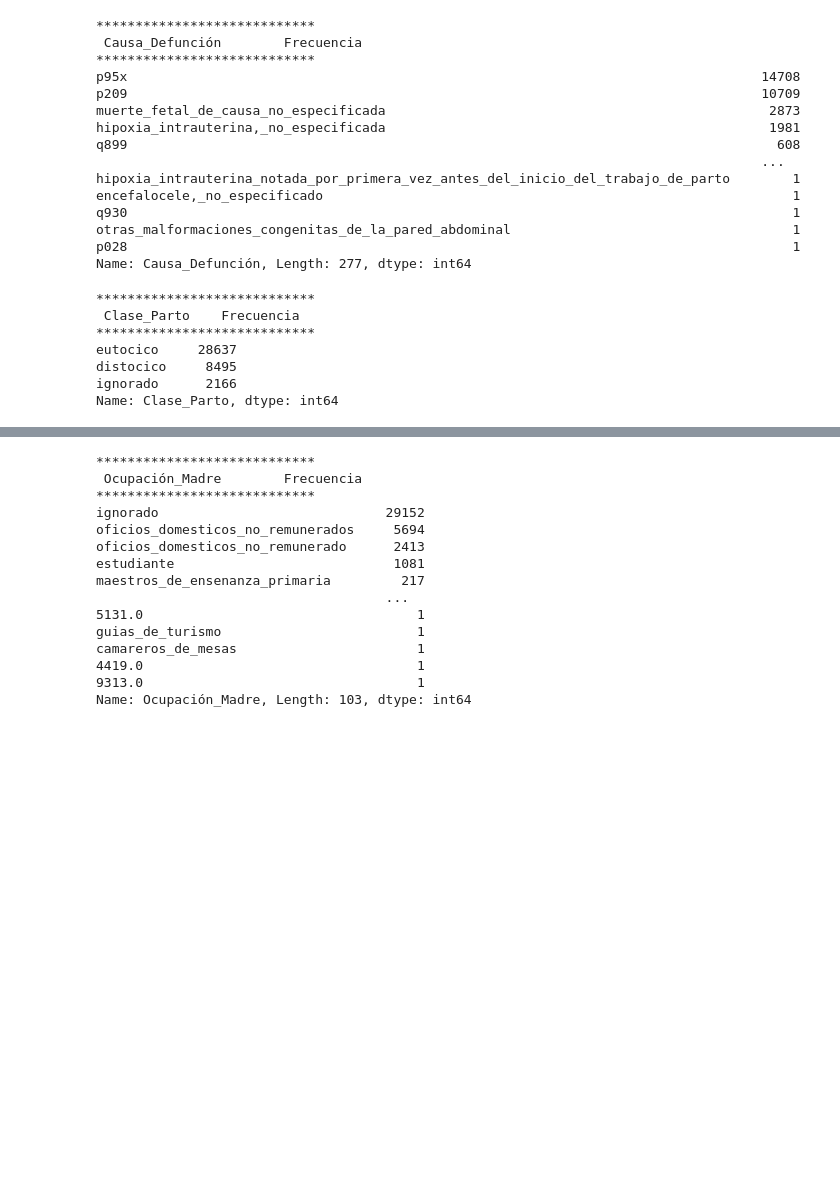
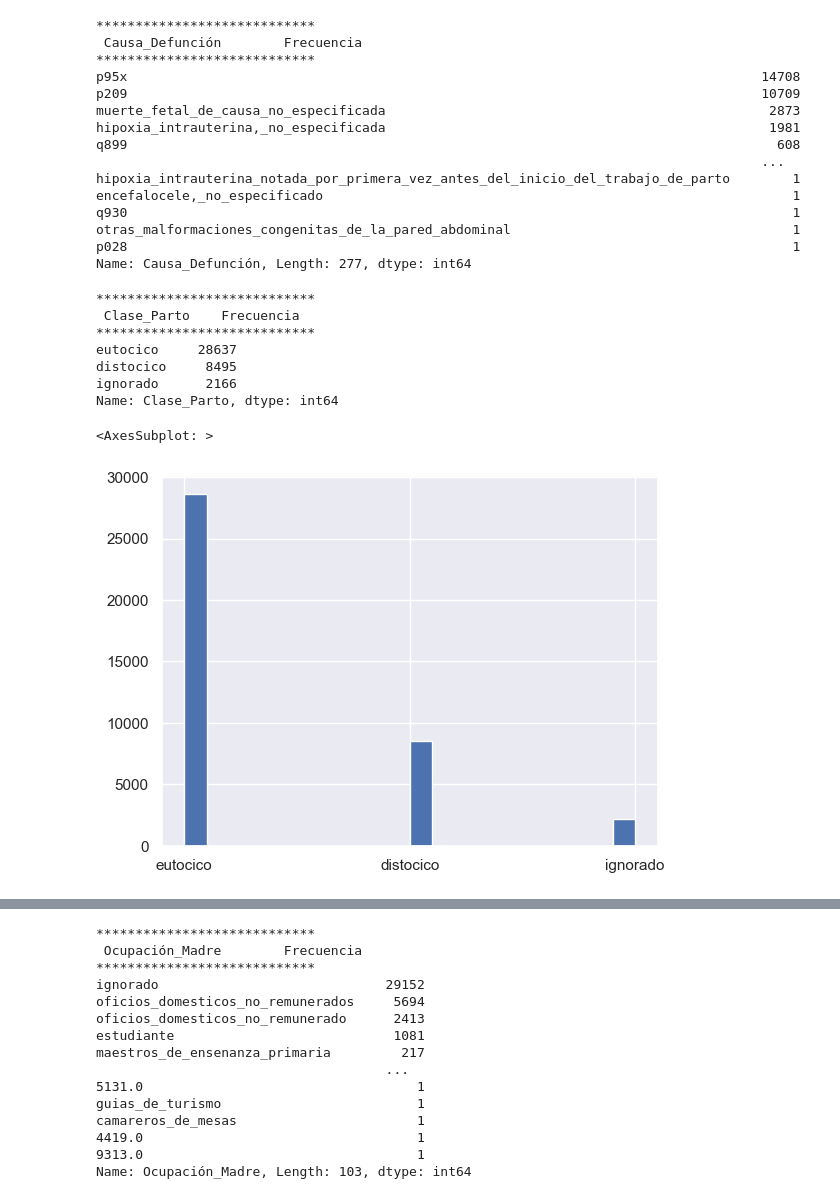
Before and after one commit to stefanoaragoni/mineria_proyecto, a Jupyter notebook: Analisis_exploratorio.ipynb, the cells around one changed output, grey strips where cells are left out. Cells and saved outputs as stored; diff of their text form; code cells hidden in the pictures; blank space fills up the shorter version.

```diff
--- a/Analisis_exploratorio.ipynb
+++ b/Analisis_exploratorio.ipynb
@@ -288,12 +301,16 @@ Name: Causa_Defunción, Length: 277, dtype: int64
 # %%
 col = "Clase_Parto"
 print("\n****************************\n",col,"\tFrecuencia","\n****************************")
 print(defunciones[col].value_counts())
+
+defunciones[col].hist(bins=20)
 # %% [output]
 ****************************
  Clase_Parto    Frecuencia
 ****************************
 eutocico     28637
 distocico     8495
 ignorado      2166
 Name: Clase_Parto, dtype: int64
+<AxesSubplot: >
+[figure, added]
```
Also changed, not shown: parts of 14 cells of this notebook.
